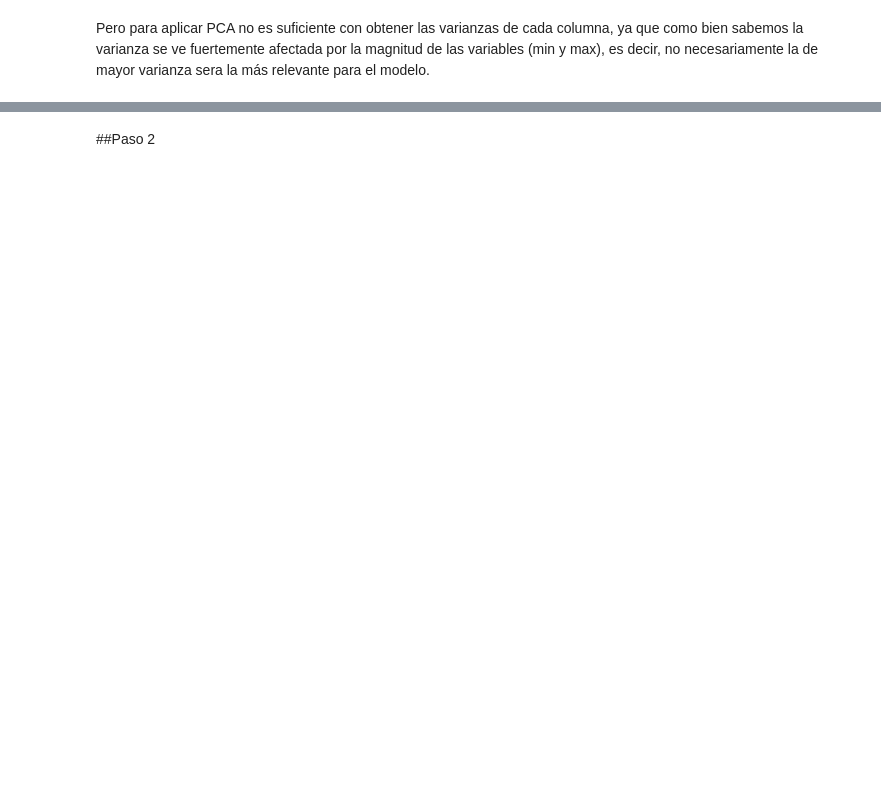
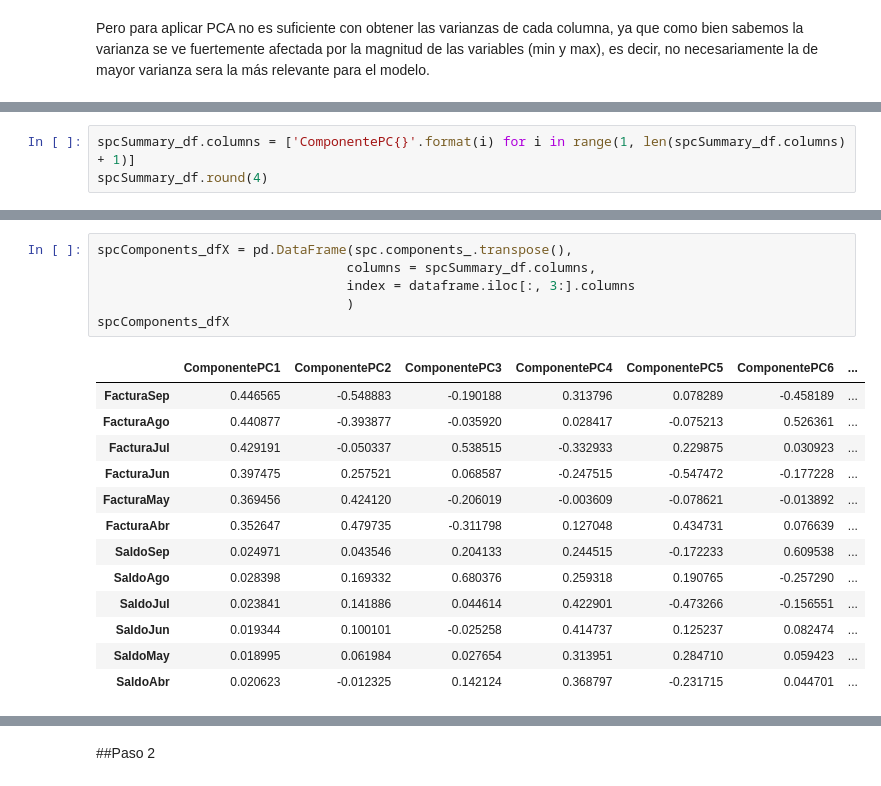
Before and after one commit to PosgradoMNA/actividades-del-projecto-Equipo91, a Jupyter notebook: Actividad_4.ipynb, the cells around one changed output, grey strips where cells are left out. Drawn from its saved outputs; the diff is of its cells as text; blank space fills up the shorter version.

```diff
--- a/Actividad_4.ipynb
+++ b/Actividad_4.ipynb
@@ -186,0 +335,3 @@ Varianza Edad   : 0.0 %
+# %%
+spcSummary_df.columns = ['ComponentePC{}'.format(i) for i in range(1, len(spcSummary_df.columns) + 1)]
+spcSummary_df.round(4)
@@ -186,0 +383,20 @@ Varianza Edad   : 0.0 %
+# %%
+spcComponents_dfX = pd.DataFrame(spc.components_.transpose(),
+                                columns = spcSummary_df.columns,
+                                index = dataframe.iloc[:, 3:].columns
+                                )
+spcComponents_dfX
+# %% [output]
+|  | ComponentePC1 | ComponentePC2 | ComponentePC3 | ComponentePC4 | ComponentePC5 | ComponentePC6 | ... |
+| FacturaSep | 0.446565 | -0.548883 | -0.190188 | 0.313796 | 0.078289 | -0.458189 | ... |
+| FacturaAgo | 0.440877 | -0.393877 | -0.035920 | 0.028417 | -0.075213 | 0.526361 | ... |
+| FacturaJul | 0.429191 | -0.050337 | 0.538515 | -0.332933 | 0.229875 | 0.030923 | ... |
+| FacturaJun | 0.397475 | 0.257521 | 0.068587 | -0.247515 | -0.547472 | -0.177228 | ... |
+| FacturaMay | 0.369456 | 0.424120 | -0.206019 | -0.003609 | -0.078621 | -0.013892 | ... |
+| FacturaAbr | 0.352647 | 0.479735 | -0.311798 | 0.127048 | 0.434731 | 0.076639 | ... |
+| SaldoSep | 0.024971 | 0.043546 | 0.204133 | 0.244515 | -0.172233 | 0.609538 | ... |
+| SaldoAgo | 0.028398 | 0.169332 | 0.680376 | 0.259318 | 0.190765 | -0.257290 | ... |
+| SaldoJul | 0.023841 | 0.141886 | 0.044614 | 0.422901 | -0.473266 | -0.156551 | ... |
+| SaldoJun | 0.019344 | 0.100101 | -0.025258 | 0.414737 | 0.125237 | 0.082474 | ... |
+| SaldoMay | 0.018995 | 0.061984 | 0.027654 | 0.313951 | 0.284710 | 0.059423 | ... |
+| SaldoAbr | 0.020623 | -0.012325 | 0.142124 | 0.368797 | -0.231715 | 0.044701 | ... |
```
Also changed, not shown: parts of 34 cells of this notebook.
